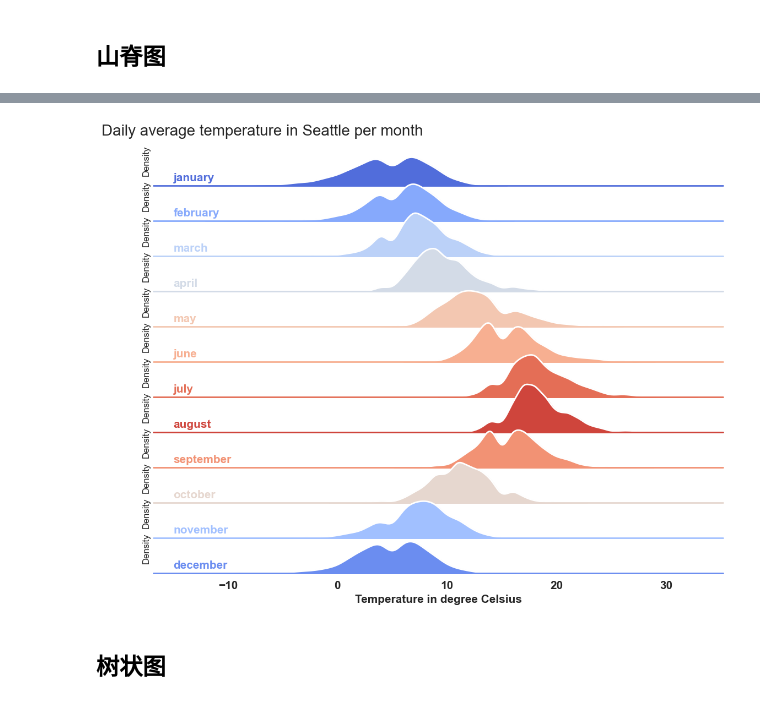
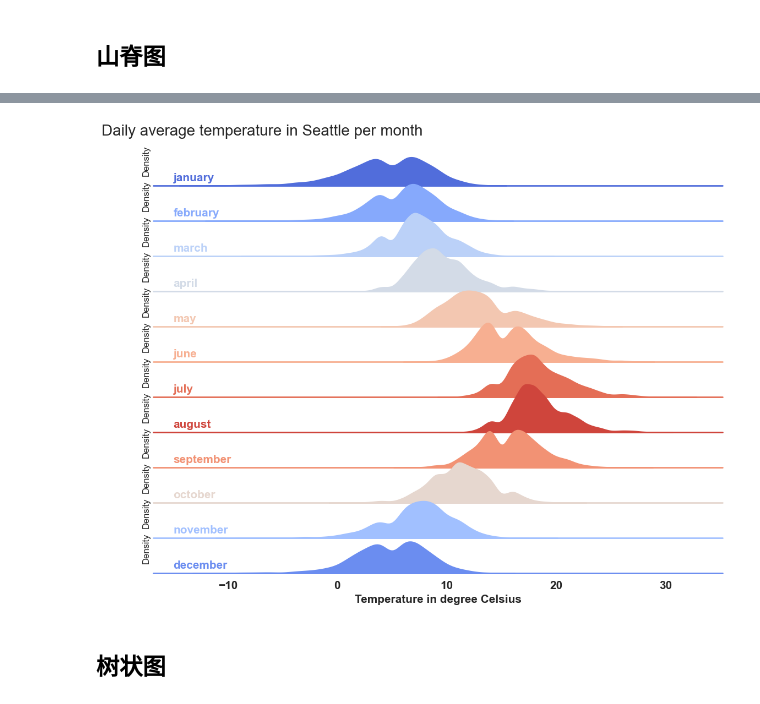
Before and after one commit to SparkZu/Math_models_algorithm, a Jupyter notebook: Python/数据可视化/graph_gallery/gallery_plot.ipynb, the cells around one changed output, grey strips where cells are left out. Saved outputs shown, nothing was run; the diff lists cells and outputs as text; code cells hidden in the pictures.

```diff
--- a/Python/数据可视化/graph_gallery/gallery_plot.ipynb
+++ b/Python/数据可视化/graph_gallery/gallery_plot.ipynb
@@ -9,7 +9,7 @@ import matplotlib.pyplot as plt
 sns.set_theme(style="white", rc={"axes.facecolor": (0, 0, 0, 0)})
 
 # getting the data
-temp = pd.read_csv('https://raw.githubusercontent.com/plotly/datasets/master/2016-weather-data-seattle.csv') # we retrieve the data from plotly's GitHub repository
+temp = pd.read_csv(r'C:\Users\ZuYong\Documents\VScode\Math_models_algorithm\data\2016-weather-data-seattle.csv') # we retrieve the data from plotly's GitHub repository
 temp['month'] = pd.to_datetime(temp['Date']).dt.month # we store the month in a separate column
 
 # we define a dictionnary with months that we'll use later
@@ -55,39 +55,39 @@ g.map(sns.kdeplot, 'Mean_TemperatureC',
       fill=True, alpha=1, linewidth=1.5)
 
 # here we add a white line that represents the contour of each kdeplot
-g.map(sns.kdeplot, 'Mean_TemperatureC',
-      bw_adjust=1, clip_on=False,
-      color="w", lw=2)
+# g.map(sns.kdeplot, 'Mean_TemperatureC',
+#       bw_adjust=1, clip_on=False,
+#       color="w", lw=2)
 
 # here we add a horizontal line for each plot
 g.map(plt.axhline, y=0,
       lw=2, clip_on=False)
 
 # we loop over the FacetGrid figure axes (g.axes.flat) and add the month as text with the right color
 # notice how ax.lines[-1].get_color() enables you to access the last line's color in each matplotlib.Axes
 for i, ax in enumerate(g.axes.flat):
     ax.text(-15, 0.02, month_dict[i+1],
             fontweight='bold', fontsize=15,
             color=ax.lines[-1].get_color())
 
 # we use matplotlib.Figure.subplots_adjust() function to get the subplots to overlap
 g.fig.subplots_adjust(hspace=-0.3)
 
 # eventually we remove axes titles, yticks and spines
 g.set_titles("")
 g.set(yticks=[])
 g.despine(bottom=True, left=True)
 
 plt.setp(ax.get_xticklabels(), fontsize=15, fontweight='bold')
 plt.xlabel('Temperature in degree Celsius', fontweight='bold', fontsize=15)
 g.fig.suptitle('Daily average temperature in Seattle per month',
                ha='right',
                fontsize=20,
                fontweight=20)
 
 plt.show()
 # %% [output]
-[figure, old version]
+[figure, new version]
 # %% [markdown]
 ## 树状图
 # %%
```
Also changed, not shown: parts of 7 cells of this notebook, 9 other files.
